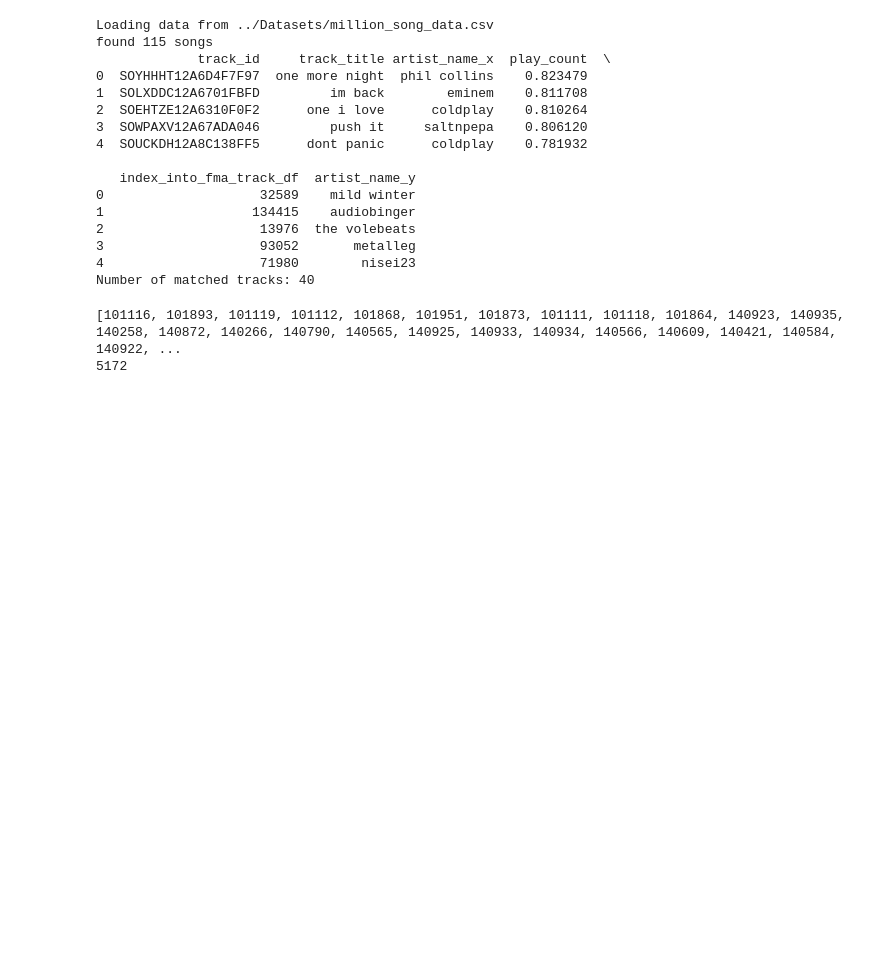
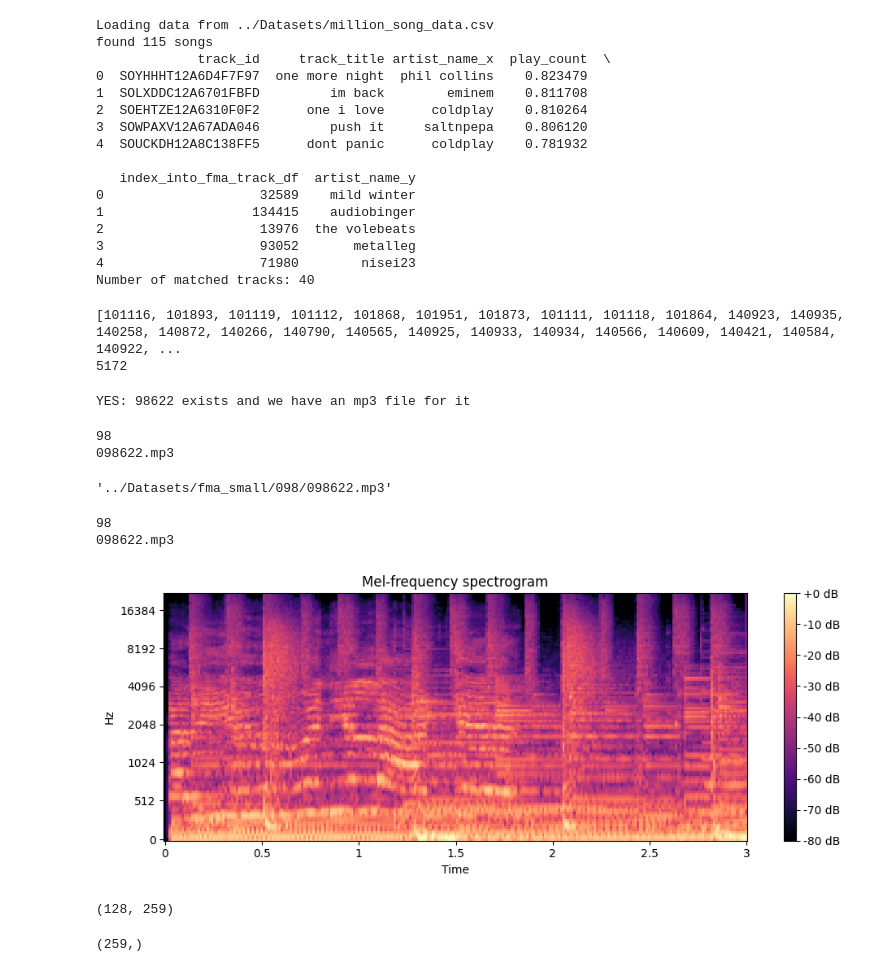
Before and after one commit to ZebZimmer/CNN-Music-Recommender, a Jupyter notebook: audio_parsing_test.ipynb, the cells around one changed output. Cells and saved outputs as stored; diff of their text form; code cells hidden in the pictures; blank space fills up the shorter version.

```diff
--- a/audio_parsing_test.ipynb
+++ b/audio_parsing_test.ipynb
@@ -47,18 +53,57 @@ found 115 songs
 4                    71980        nisei23
 Number of matched tracks: 40
 # %%
-def get_filenames(root_dir):
+# Get every track that is in the FMA Song location (currently the fma_small dataset which SHOULD have 8000 songs)
+
+def get_filenames(FMA_dataset_location):
     fma_tracks = []
-    for _, dirs, files in os.walk(root_dir):
+    for _, dirs, files in os.walk(FMA_dataset_location):
         for file in files:
             fma_tracks.append(int(file[:-4]))
     return fma_tracks
 
-# Specify the root directory here
-root_directory = DEFAULT_FMA_SONG_LOCATION
-all_fma_tracks = get_filenames(root_directory)
+all_fma_tracks = get_filenames(DEFAULT_FMA_SONG_LOCATION)
 print(all_fma_tracks)
 print(len(set(all_fma_tracks)))
 # %% [output]
 [101116, 101893, 101119, 101112, 101868, 101951, 101873, 101111, 101118, 101864, 140923, 140935, 140258, 140872, 140266, 140790, 140565, 140925, 140933, 140934, 140566, 140609, 140421, 140584, 140922, ...
 5172
+# %%
+for fma_track_id in matched_tracks['index_into_fma_track_df']:
+    if fma_track_id in all_fma_tracks:
+        print(f"YES: {fma_track_id} exists and we have an mp3 file for it")
+# %% [output]
+YES: 98622 exists and we have an mp3 file for it
+# %%
+# Given the fma_track index return a path to the actual mp3 of the song
+def find_fma_song(fma_track_index):
+    folder = str(fma_track_index // 1000)
+
+    filename = str(fma_track_index)
+    if fma_track_id < 100000:
+        folder = f"0{folder}"
+        filename = f"0{filename}"
+    filename += ".mp3"
+
+    location = f"{DEFAULT_FMA_SONG_LOCATION}/{folder}/{filename}"
+    return location
+
+# find_fma_song(98622)
+# %% [output]
+98
+098622.mp3
+'../Datasets/fma_small/098/098622.mp3'
+# %%
+mel_spec = create_mel_spectrogram(find_fma_song(98622), duration=3)
+# %% [output]
+98
+098622.mp3
+[figure, added]
+# %%
+mel_spec.shape
+# %% [output]
+(128, 259)
+# %%
+mel_spec[0].shape
+# %% [output]
+(259,)
```
Also changed, not shown: parts of 1 cell of this notebook, 3 other files.
